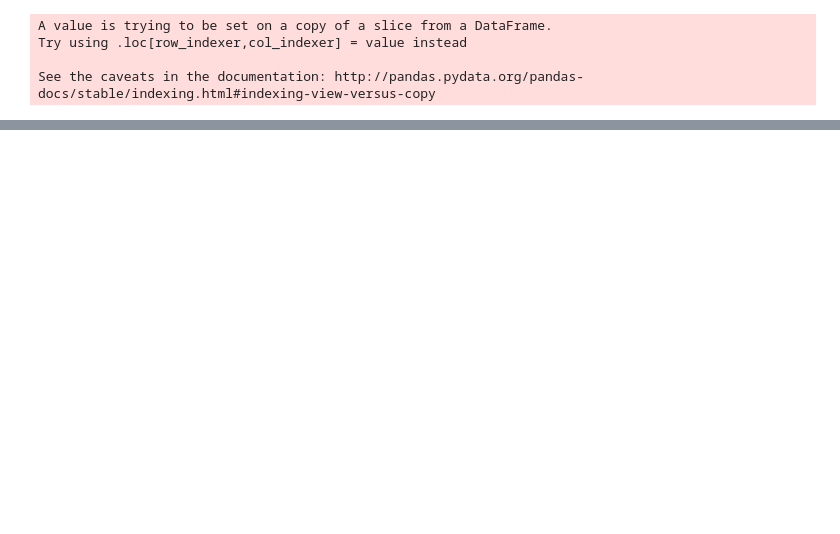
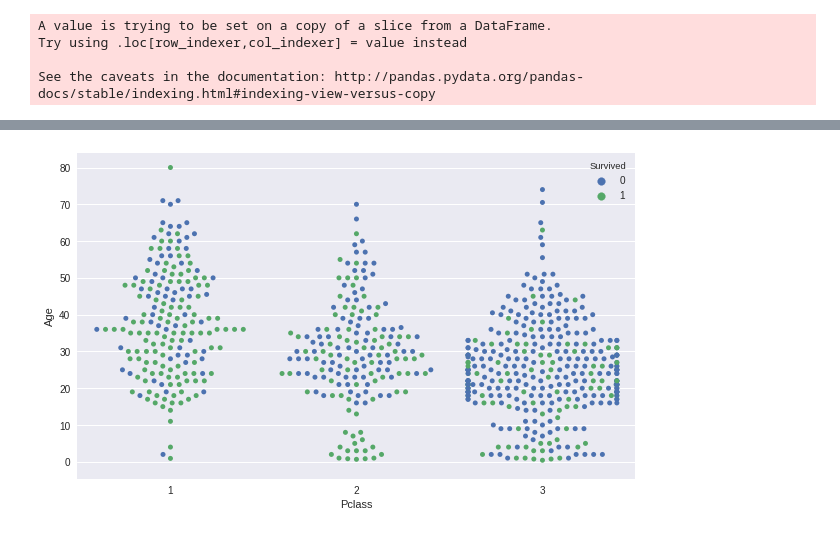
Before and after one commit to danimateos/titanic, a Jupyter notebook: notebooks/titanic.ipynb, the cells around one changed output, grey strips where cells are left out. Saved outputs shown, nothing was run; the diff lists cells and outputs as text; code cells hidden in the pictures; blank space fills up the shorter version.

```diff
--- a/notebooks/titanic.ipynb
+++ b/notebooks/titanic.ipynb
@@ -227,0 +252,6 @@ See the caveats in the documentation: http://pandas.pydata.org/pandas-docs/stabl
+# %%
+sns.swarmplot(data=df, x='Pclass', y='Age' , hue='Survived'),
+
+plt.gcf().set_size_inches(10,6)
+# %% [output]
+[figure, added]
```
Also changed, not shown: parts of 12 cells of this notebook.
